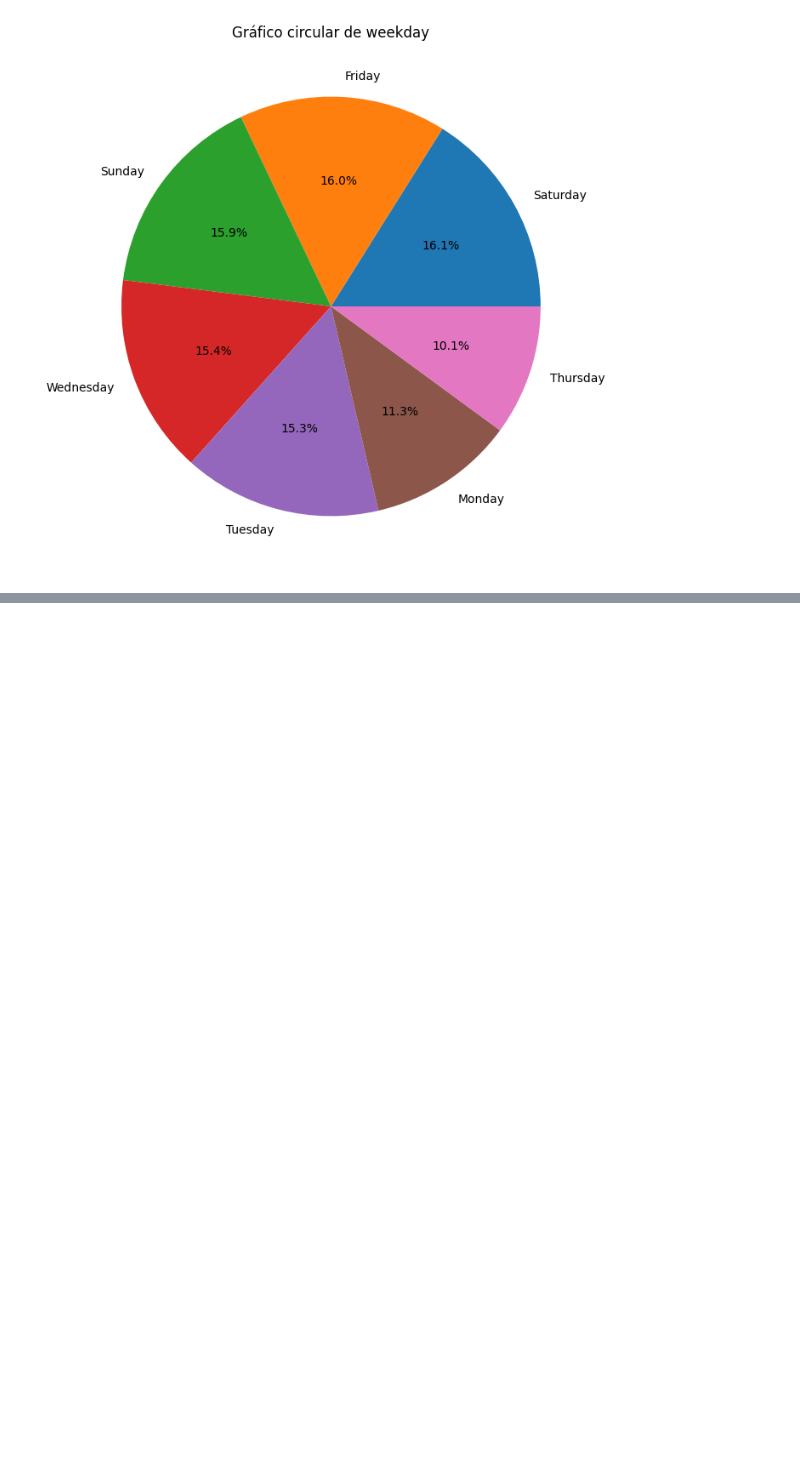
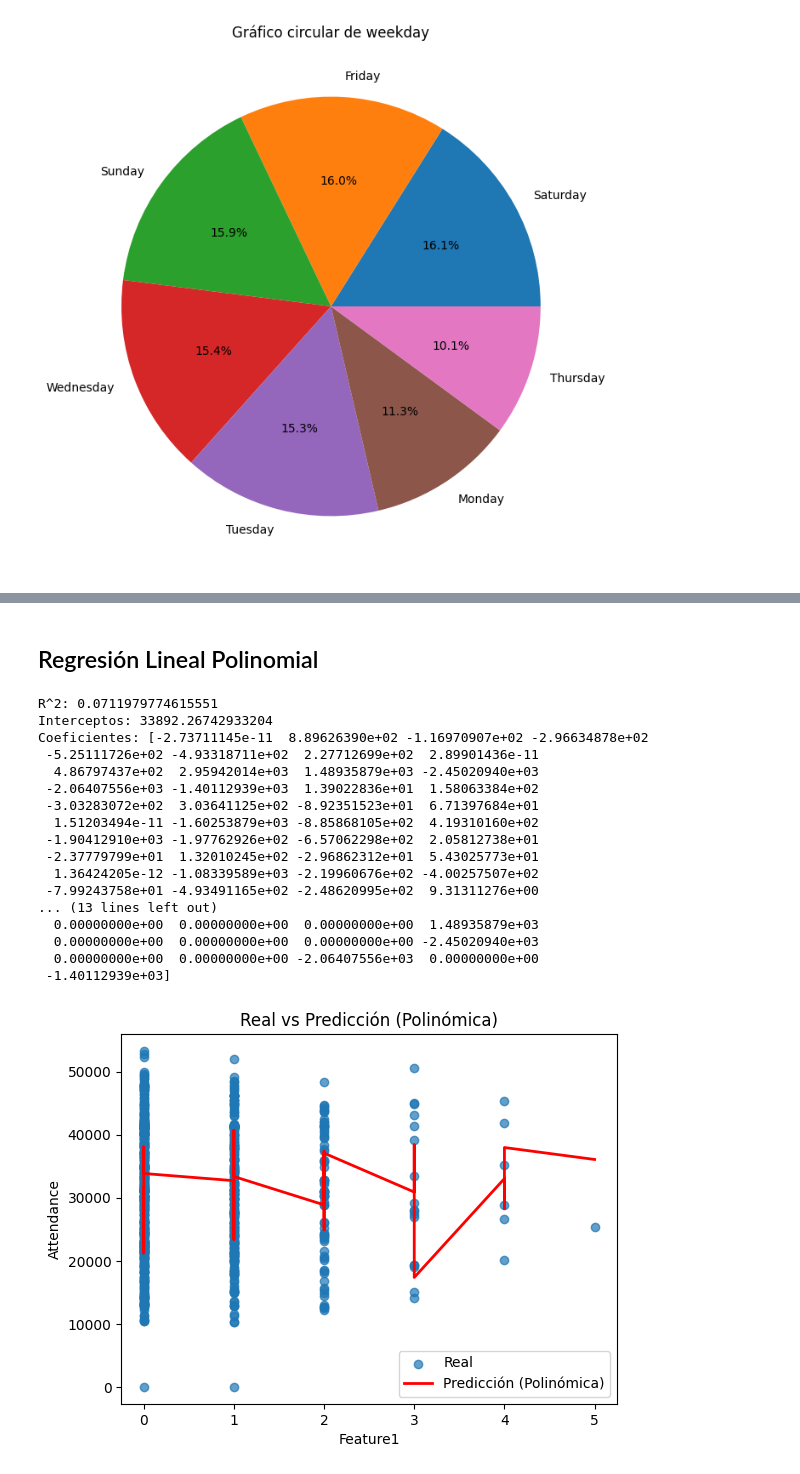
Before and after one commit to Jskenpo/HDT2_DATA_MINING, a Jupyter notebook: HDT2.ipynb, the cells around one changed output, grey strips where cells are left out. Saved outputs shown, nothing was run; the diff lists cells and outputs as text; code cells hidden in the pictures; blank space fills up the shorter version.

```diff
--- a/HDT2.ipynb
+++ b/HDT2.ipynb
@@ -181,0 +258,42 @@ Name: count, dtype: int64
+# %% [markdown]
+## Regresión Lineal Polinomial
+# %%
+degree = 2
+model_poly = make_pipeline(PolynomialFeatures(degree), LinearRegression())
+model_poly.fit(X_train, y_train)
+y_pred_poly = model_poly.predict(X_test)
+r2_poly = r2_score(y_test, y_pred_poly)
+print(f'R^2: {r2_poly}')
+print(f'Interceptos: {model_poly.named_steps["linearregression"].intercept_}')
+print(f'Coeficientes: {model_poly.named_steps["linearregression"].coef_}')
+
+order = np.argsort(X_test.iloc[:, 0])
+X_test_sorted = X_test.iloc[order]
+y_pred_poly_sorted = y_pred_poly[order]
+
+# Graficar los resultados
+plt.scatter(X_test.iloc[:, 0], y_test, label='Real', alpha=0.7)
+plt.plot(X_test_sorted.iloc[:, 0], y_pred_poly_sorted, color='red', label='Predicción (Polinómica)', linewidth=2)
+plt.xlabel('Feature1')
+plt.ylabel('Attendance')
+plt.title('Real vs Predicción (Polinómica)')
+plt.show()
+# %% [output]
+R^2: 0.0711979774615551
+Interceptos: 33892.26742933204
+Coeficientes: [-2.73711145e-11  8.89626390e+02 -1.16970907e+02 -2.96634878e+02
+ -5.25111726e+02 -4.93318711e+02  2.27712699e+02  2.89901436e-11
+  4.86797437e+02  2.95942014e+03  1.48935879e+03 -2.45020940e+03
+ -2.06407556e+03 -1.40112939e+03  1.39022836e+01  1.58063384e+02
+ -3.03283072e+02  3.03641125e+02 -8.92351523e+01  6.71397684e+01
+  1.51203494e-11 -1.60253879e+03 -8.85868105e+02  4.19310160e+02
+ -1.90412910e+03 -1.97762926e+02 -6.57062298e+02  2.05812738e+01
+ -2.37779799e+01  1.32010245e+02 -2.96862312e+01  5.43025773e+01
+  1.36424205e-12 -1.08339589e+03 -2.19960676e+02 -4.00257507e+02
+ -7.99243758e+01 -4.93491165e+02 -2.48620995e+02  9.31311276e+00
+... (13 lines left out)
+  0.00000000e+00  0.00000000e+00  0.00000000e+00  1.48935879e+03
+  0.00000000e+00  0.00000000e+00  0.00000000e+00 -2.45020940e+03
+  0.00000000e+00  0.00000000e+00 -2.06407556e+03  0.00000000e+00
+ -1.40112939e+03]
+[figure, added]
```
Also changed, not shown: parts of 27 cells of this notebook.
